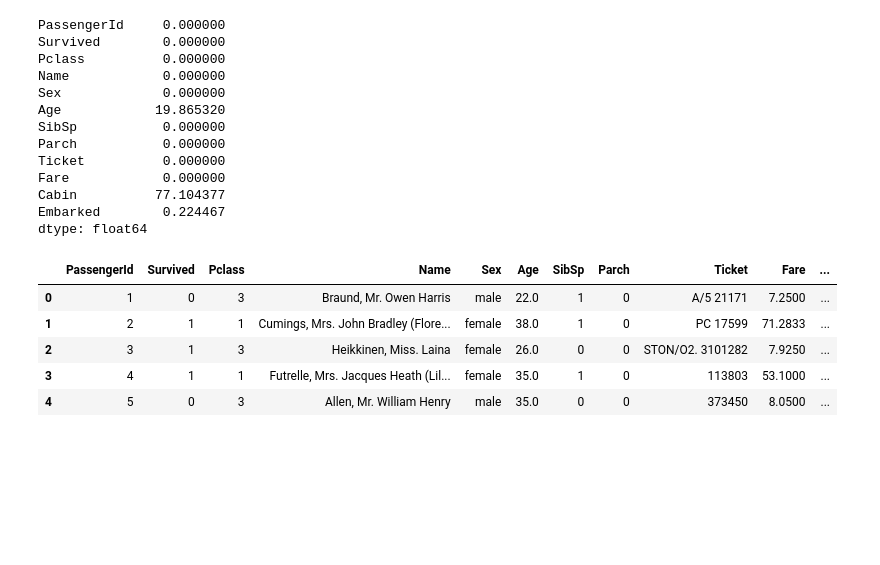
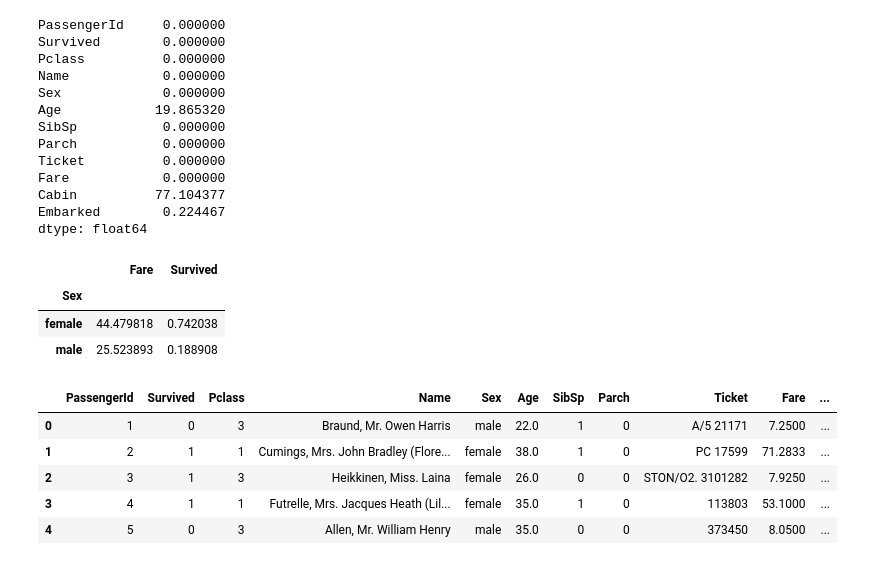
Before and after one commit to Mouryagna/ML, a Jupyter notebook: machineLearning/models/Titanic.ipynb, the cells around one changed output. Saved outputs shown, nothing was run; the diff lists cells and outputs as text; code cells hidden in the pictures; blank space fills up the shorter version.

```diff
--- a/machineLearning/models/Titanic.ipynb
+++ b/machineLearning/models/Titanic.ipynb
@@ -43,5 +43,12 @@ Fare            0.000000
 Cabin          77.104377
 Embarked        0.224467
 dtype: float64
+# %%
+pd.DataFrame(df.groupby('Sex')[['Fare','Survived']].mean())
+# %% [output]
+|  | Fare | Survived |
+| Sex |  |  |
+| female | 44.479818 | 0.742038 |
+| male | 25.523893 | 0.188908 |
 # %%
 df['Has_Cabin'] = df['Cabin'].notnull().astype(int)
```
Also changed, not shown: parts of 17 cells of this notebook, 5 other files.
